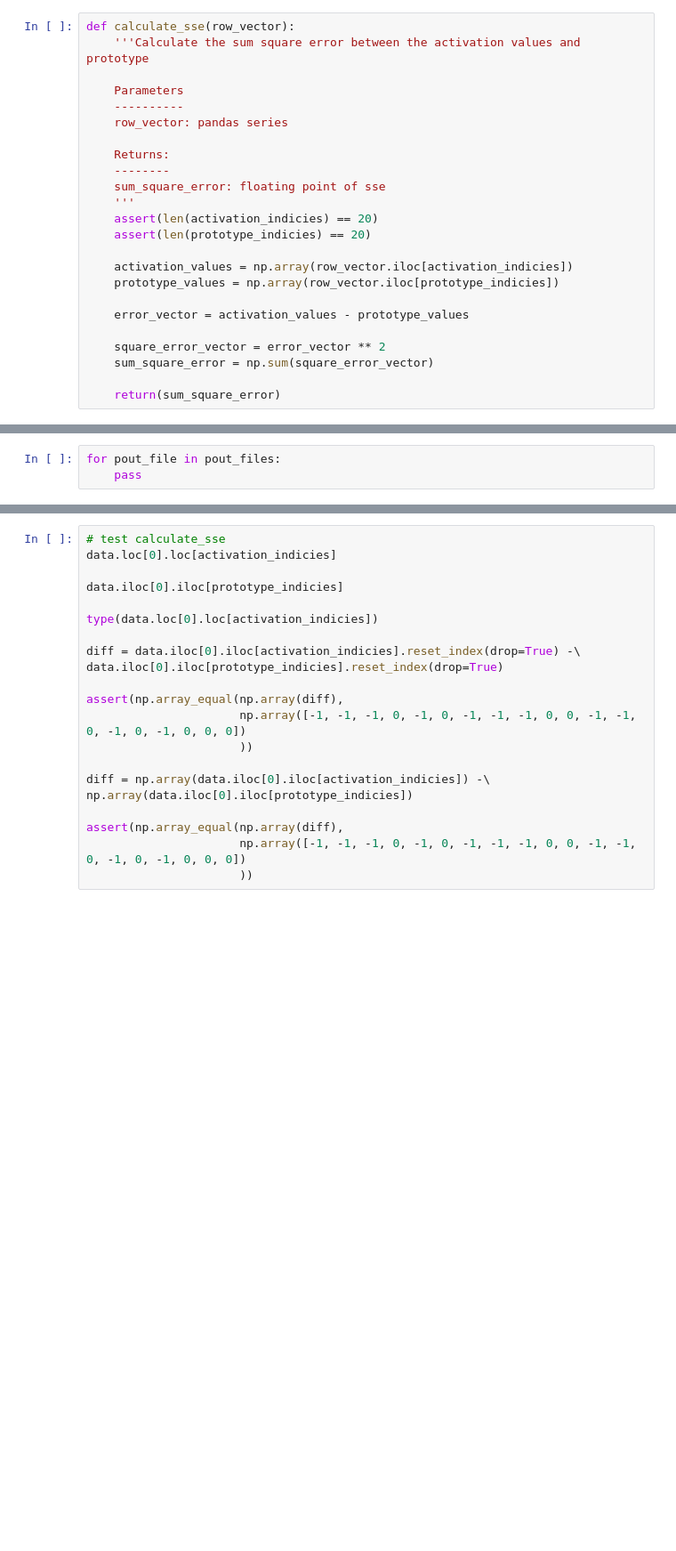
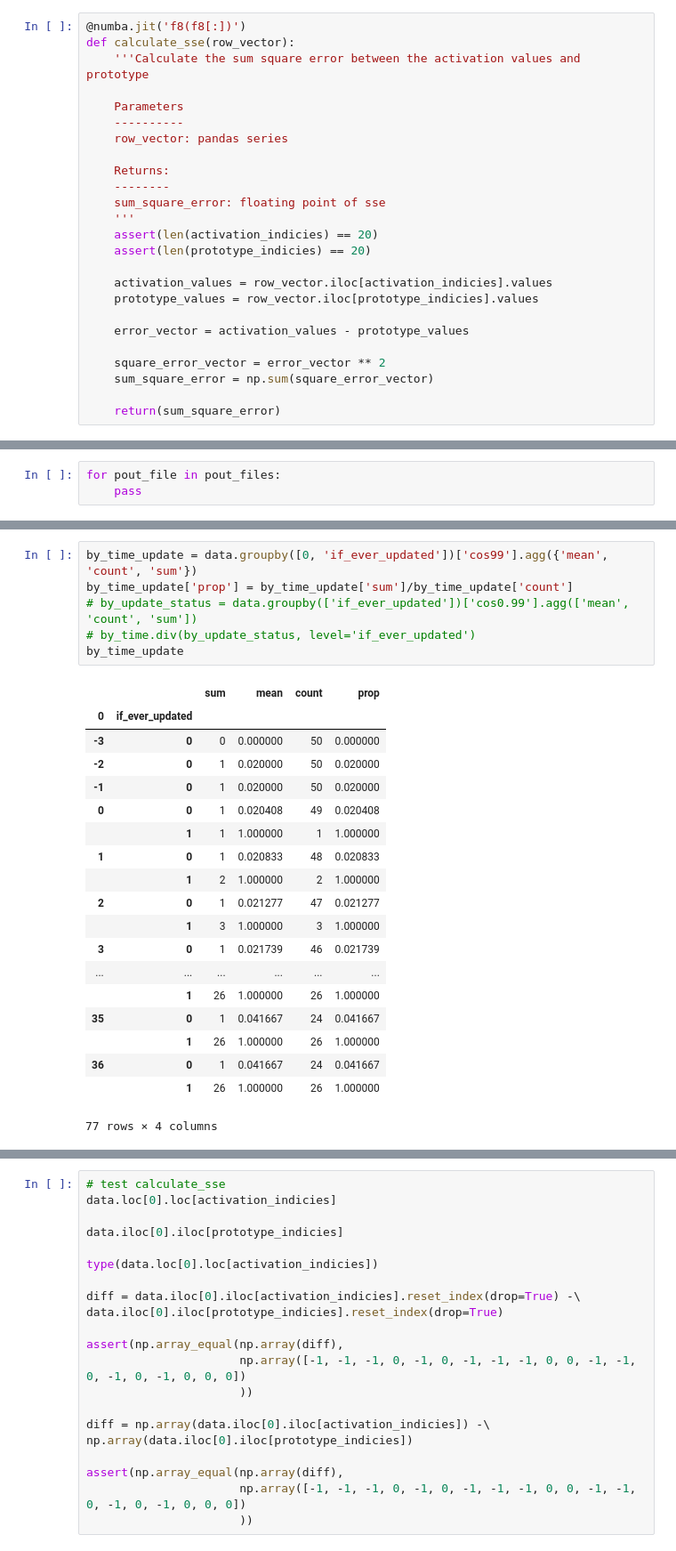
Before and after one commit to chendaniely/multidisciplinary-diffusion-model-experiments, a Jupyter notebook: experiments/batch_analysis.ipynb, the cells around one changed output, grey strips where cells are left out. Shown: that part at 89% size. Saved outputs shown, nothing was run; the diff lists cells and outputs as text; blank space fills up the shorter version.

```diff
--- a/experiments/batch_analysis.ipynb
+++ b/experiments/batch_analysis.ipynb
@@ -15,4 +18,5 @@ print(list(activation_indicies))
 # %%
+@numba.jit('f8(f8[:])')
 def calculate_sse(row_vector):
     '''Calculate the sum square error between the activation values and prototype
 
@@ -27,8 +31,8 @@ def calculate_sse(row_vector):
     assert(len(activation_indicies) == 20)
     assert(len(prototype_indicies) == 20)
 
-    activation_values = np.array(row_vector.iloc[activation_indicies])
-    prototype_values = np.array(row_vector.iloc[prototype_indicies])
+    activation_values = row_vector.iloc[activation_indicies].values
+    prototype_values = row_vector.iloc[prototype_indicies].values
 
     error_vector = activation_values - prototype_values
 
@@ -289,0 +363,26 @@ data[3].values
+# %%
+by_time_update = data.groupby([0, 'if_ever_updated'])['cos99'].agg({'mean', 'count', 'sum'})
+by_time_update['prop'] = by_time_update['sum']/by_time_update['count']
+# by_update_status = data.groupby(['if_ever_updated'])['cos0.99'].agg(['mean', 'count', 'sum'])
+# by_time.div(by_update_status, level='if_ever_updated')
+by_time_update
+# %% [output]
+|  |  | sum | mean | count | prop |
+| 0 | if_ever_updated |  |  |  |  |
+| -3 | 0 | 0 | 0.000000 | 50 | 0.000000 |
+| -2 | 0 | 1 | 0.020000 | 50 | 0.020000 |
+| -1 | 0 | 1 | 0.020000 | 50 | 0.020000 |
+| 0 | 0 | 1 | 0.020408 | 49 | 0.020408 |
+|  | 1 | 1 | 1.000000 | 1 | 1.000000 |
+| 1 | 0 | 1 | 0.020833 | 48 | 0.020833 |
+|  | 1 | 2 | 1.000000 | 2 | 1.000000 |
+| 2 | 0 | 1 | 0.021277 | 47 | 0.021277 |
+|  | 1 | 3 | 1.000000 | 3 | 1.000000 |
+| 3 | 0 | 1 | 0.021739 | 46 | 0.021739 |
+| ... | ... | ... | ... | ... | ... |
+|  | 1 | 26 | 1.000000 | 26 | 1.000000 |
+| 35 | 0 | 1 | 0.041667 | 24 | 0.041667 |
+|  | 1 | 26 | 1.000000 | 26 | 1.000000 |
+| 36 | 0 | 1 | 0.041667 | 24 | 0.041667 |
+|  | 1 | 26 | 1.000000 | 26 | 1.000000 |
+77 rows × 4 columns
```
Also changed, not shown: parts of 19 cells of this notebook.
